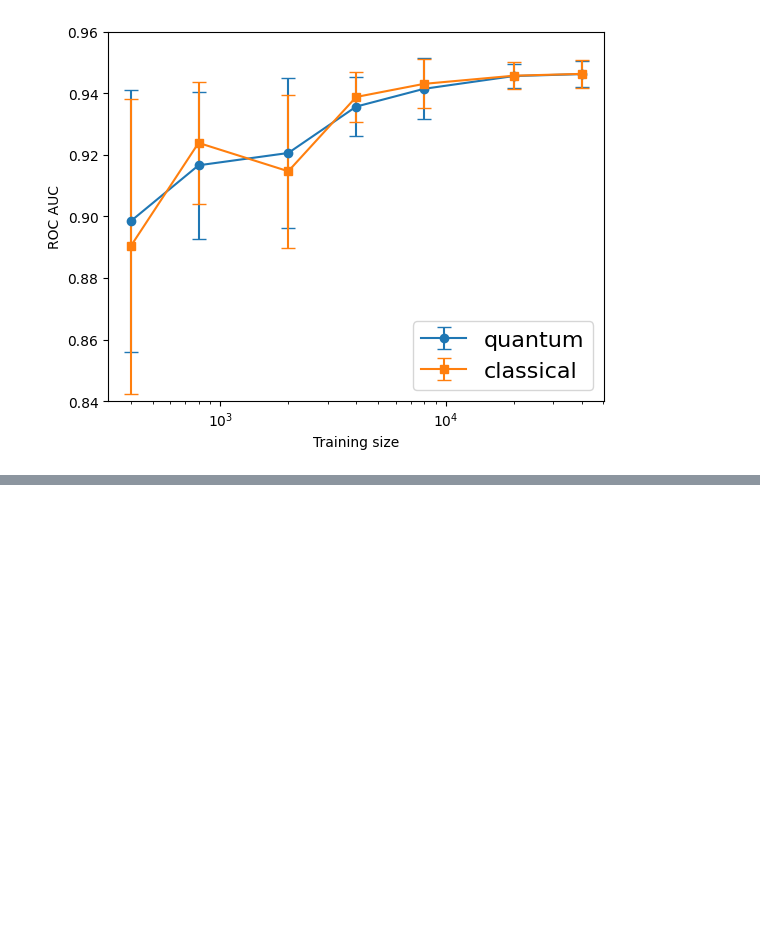
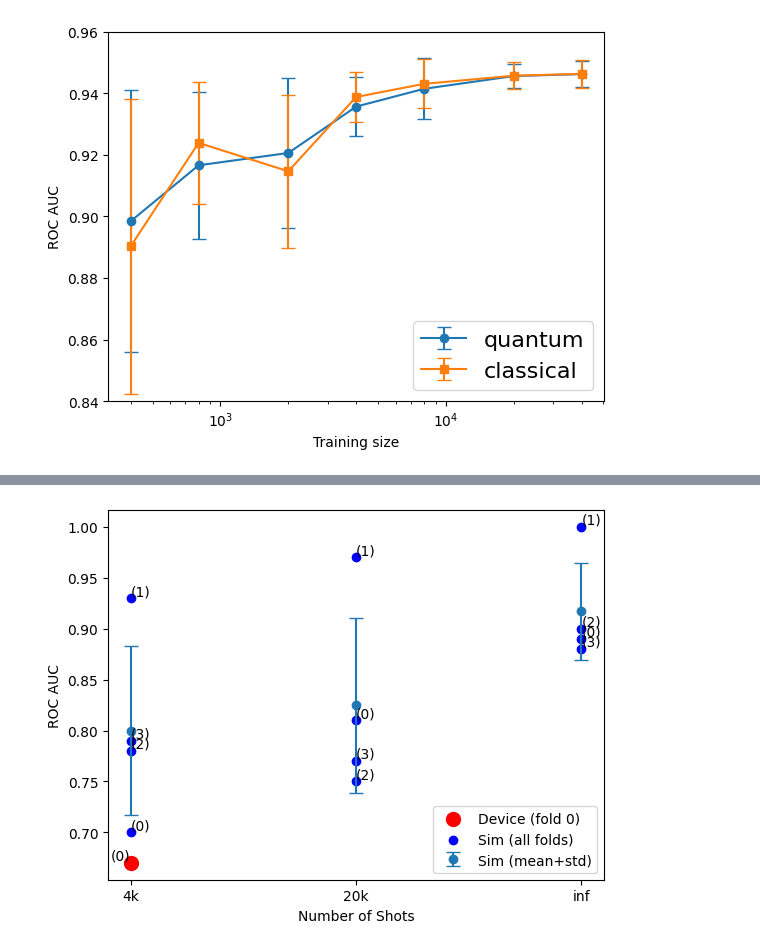
Before and after one commit to mhassans/galaxyMorphology, a Jupyter notebook: Plotting.ipynb, the cells around one changed output, grey strips where cells are left out. Saved outputs shown, nothing was run; the diff lists cells and outputs as text; code cells hidden in the pictures; blank space fills up the shorter version.

```diff
--- a/Plotting.ipynb
+++ b/Plotting.ipynb
@@ -474,0 +562,41 @@ Only datapoints with K larger than 5
+# %%
+
+def plot_with_uncertainties_and_points(x_values, y_central, y_uncertainty, red_point, blue_points):
+    plt.errorbar(x_values, y_central, yerr=y_uncertainty, fmt='o', capsize=5, label='Sim (mean+std)')
+    plt.scatter(red_point[0], red_point[1], color='red', marker='o', s=100, label='Device (fold 0)')
+    plt.text(red_point[0], red_point[1], '(0)', fontsize=10, verticalalignment='bottom', horizontalalignment='right')
+
+    blue_4k, blue_20k, blue_inf = blue_points
+    for idx, value in enumerate(blue_4k):
+        if idx==0:
+            plt.scatter('4k', value, color='blue', marker='o', label='Sim (all folds)')
+        else:
+            plt.scatter('4k', value, color='blue', marker='o')
+        plt.text('4k', value, f'({idx})', fontsize=10, verticalalignment='bottom', horizontalalignment='left')
+    for idx, value in enumerate(blue_20k):
+        plt.scatter('20k', value, color='blue', marker='o')
+        plt.text('20k', value, f'({idx})', fontsize=10, verticalalignment='bottom', horizontalalignment='left')
+    for idx, value in enumerate(blue_inf):
+        plt.scatter('inf', value, color='blue', marker='o')
+        plt.text('inf', value, f'({idx})', fontsize=10, verticalalignment='bottom', horizontalalignment='left')
+
+    plt.xlabel('Number of Shots')
+    plt.ylabel('ROC AUC')
+    plt.legend(loc='lower right')  # Place the legend at the lower right corner
+    plt.show()
+
+# Data
+x_values = ['4k', '20k', 'inf']
+y_central = [0.800, 0.825, 0.917]
+y_uncertainty = [0.083, 0.086, 0.048]
+red_point = ('4k', 0.67)  # Coordinates of the red point
+
+blue_4k = [0.7, 0.93, 0.78, 0.79]
+blue_20k = [0.81, 0.97, 0.75, 0.77]
+blue_inf = [0.89, 1.0, 0.9, 0.88]
+blue_points = [blue_4k, blue_20k, blue_inf]
+
+# Call the function to plot
+plot_with_uncertainties_and_points(x_values, y_central, y_uncertainty, red_point, blue_points)
+# %% [output]
+[figure, added]
```
Also changed, not shown: parts of 8 cells of this notebook, 5 other files.
